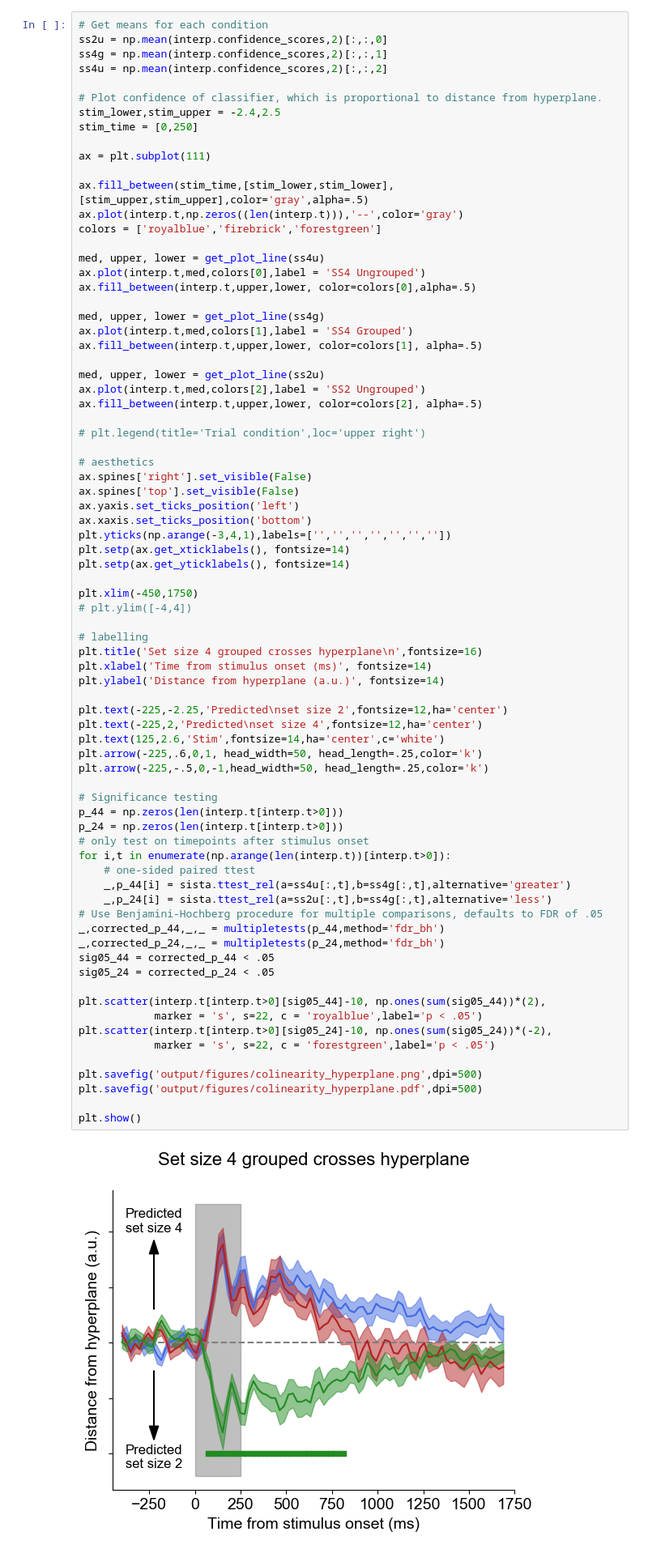
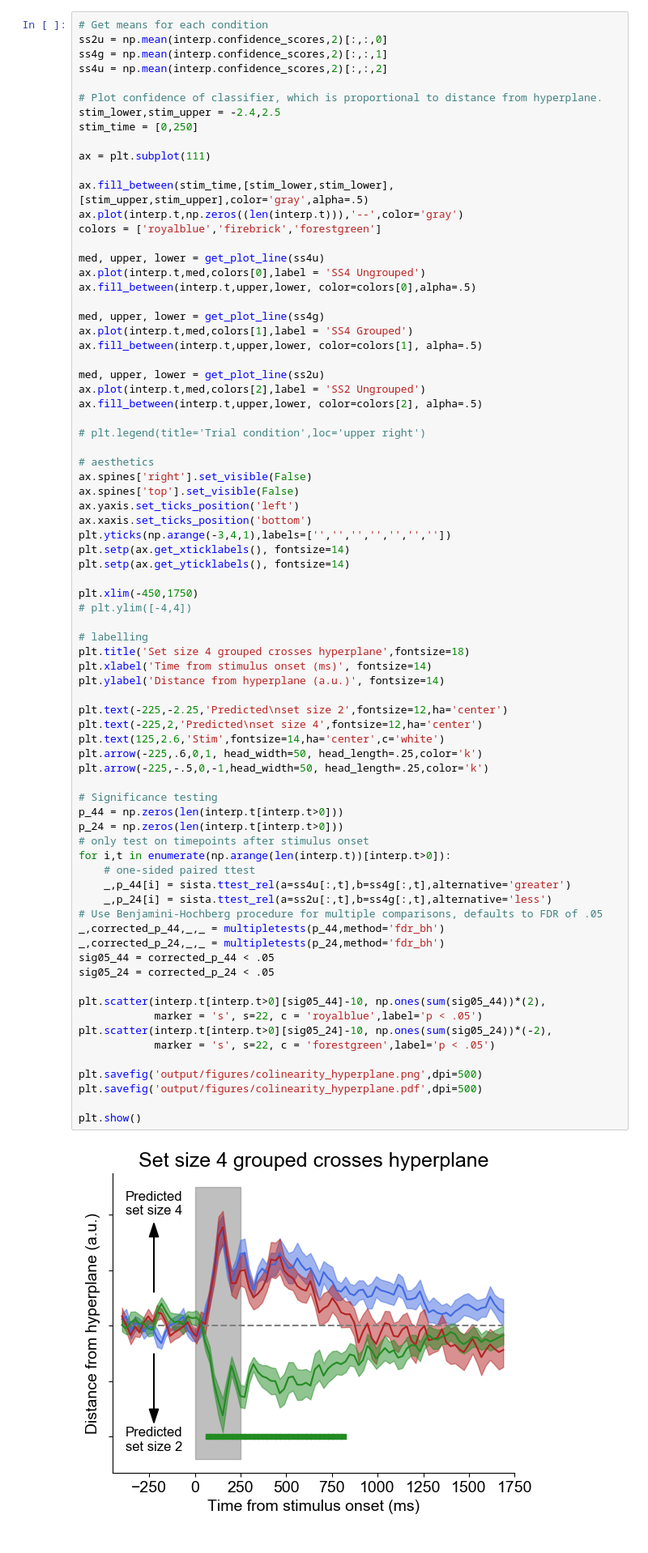
Before and after one commit to WilliamThyer/Thyer-et-al-2021, a Jupyter notebook: decode_load_colinearity_hyperplane.ipynb, the cells around one changed output. Shown at 81% size. Saved outputs shown, nothing was run; the diff lists cells and outputs as text.

Commit message:
plt titles

```diff
--- a/decode_load_colinearity_hyperplane.ipynb
+++ b/decode_load_colinearity_hyperplane.ipynb
@@ -128,38 +122,38 @@ plt.xlim(-450,1750)
 # plt.ylim([-4,4])
 
 # labelling
-plt.title('Set size 4 grouped crosses hyperplane\n',fontsize=16)
+plt.title('Set size 4 grouped crosses hyperplane',fontsize=18)
 plt.xlabel('Time from stimulus onset (ms)', fontsize=14)
 plt.ylabel('Distance from hyperplane (a.u.)', fontsize=14)
 
 plt.text(-225,-2.25,'Predicted\nset size 2',fontsize=12,ha='center')
 plt.text(-225,2,'Predicted\nset size 4',fontsize=12,ha='center')
 plt.text(125,2.6,'Stim',fontsize=14,ha='center',c='white')
 plt.arrow(-225,.6,0,1, head_width=50, head_length=.25,color='k')
 plt.arrow(-225,-.5,0,-1,head_width=50, head_length=.25,color='k')
 
 # Significance testing
 p_44 = np.zeros(len(interp.t[interp.t>0]))
 p_24 = np.zeros(len(interp.t[interp.t>0]))
 # only test on timepoints after stimulus onset
 for i,t in enumerate(np.arange(len(interp.t))[interp.t>0]):
     # one-sided paired ttest
     _,p_44[i] = sista.ttest_rel(a=ss4u[:,t],b=ss4g[:,t],alternative='greater')
     _,p_24[i] = sista.ttest_rel(a=ss2u[:,t],b=ss4g[:,t],alternative='less')
 # Use Benjamini-Hochberg procedure for multiple comparisons, defaults to FDR of .05
 _,corrected_p_44,_,_ = multipletests(p_44,method='fdr_bh')
 _,corrected_p_24,_,_ = multipletests(p_24,method='fdr_bh')
 sig05_44 = corrected_p_44 < .05
 sig05_24 = corrected_p_24 < .05
 
 plt.scatter(interp.t[interp.t>0][sig05_44]-10, np.ones(sum(sig05_44))*(2),
             marker = 's', s=22, c = 'royalblue',label='p < .05')
 plt.scatter(interp.t[interp.t>0][sig05_24]-10, np.ones(sum(sig05_24))*(-2),
             marker = 's', s=22, c = 'forestgreen',label='p < .05')
 
 plt.savefig('output/figures/colinearity_hyperplane.png',dpi=500)
 plt.savefig('output/figures/colinearity_hyperplane.pdf',dpi=500)
 
 plt.show()
 # %% [output]
-[figure, old version]
+[figure, new version]
```
Also changed, not shown: parts of 2 cells of this notebook, 4 other files.
